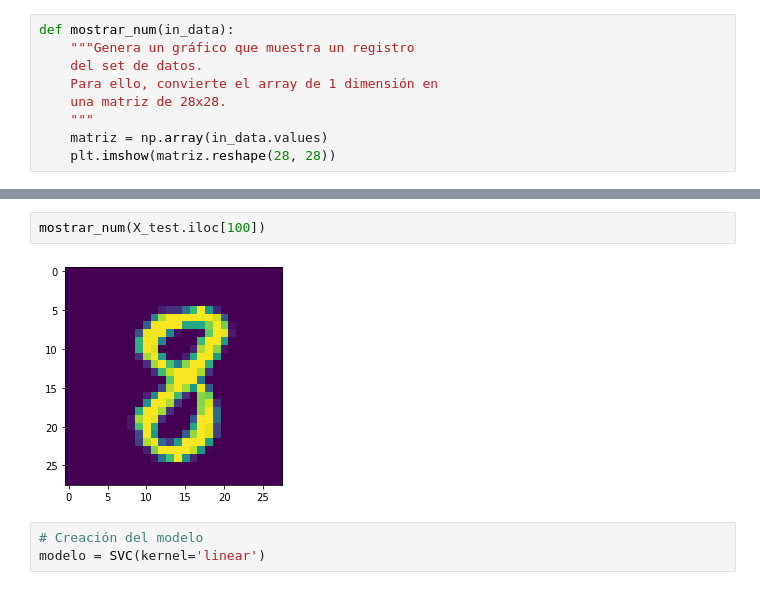
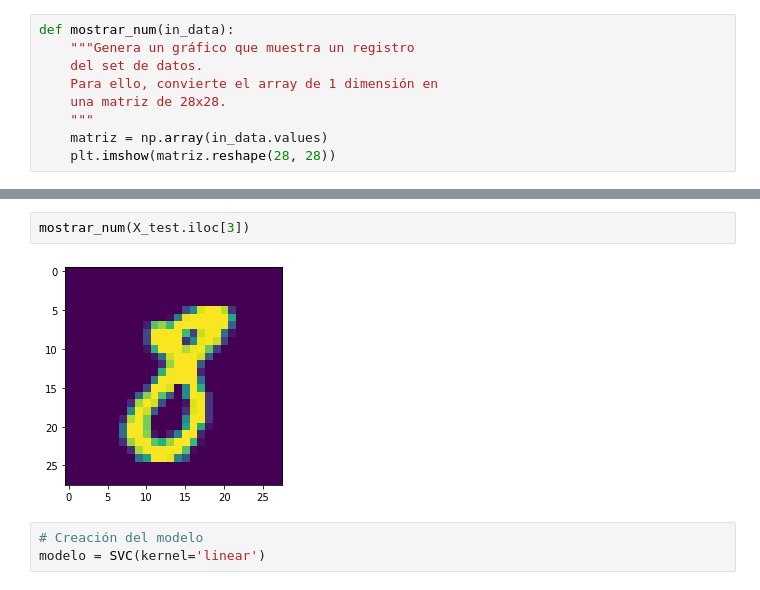
Before and after one commit to jinchuika/ai-22, a Jupyter notebook: semana04/3-4_svm-avanzado.ipynb, the cells around one changed output, grey strips where cells are left out. Cells and saved outputs as stored; diff of their text form.

```diff
--- a/semana04/3-4_svm-avanzado.ipynb
+++ b/semana04/3-4_svm-avanzado.ipynb
@@ -91,7 +106,7 @@ def mostrar_num(in_data):
 # %%
-mostrar_num(X_test.iloc[100])
+mostrar_num(X_test.iloc[3])
 # %% [output]
-[figure, old version]
+[figure, new version]
 # %%
 # Creación del modelo
 modelo = SVC(kernel='linear')
```
Also changed, not shown: parts of 9 cells of this notebook, 3 other files.
